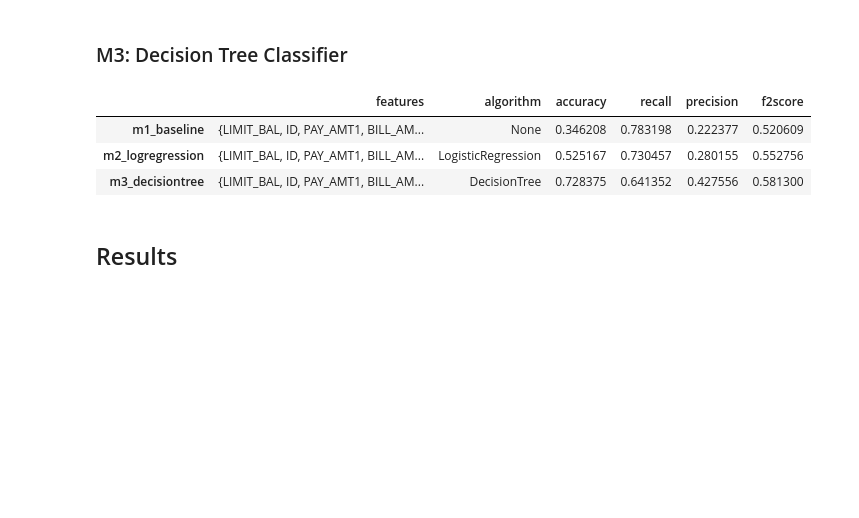
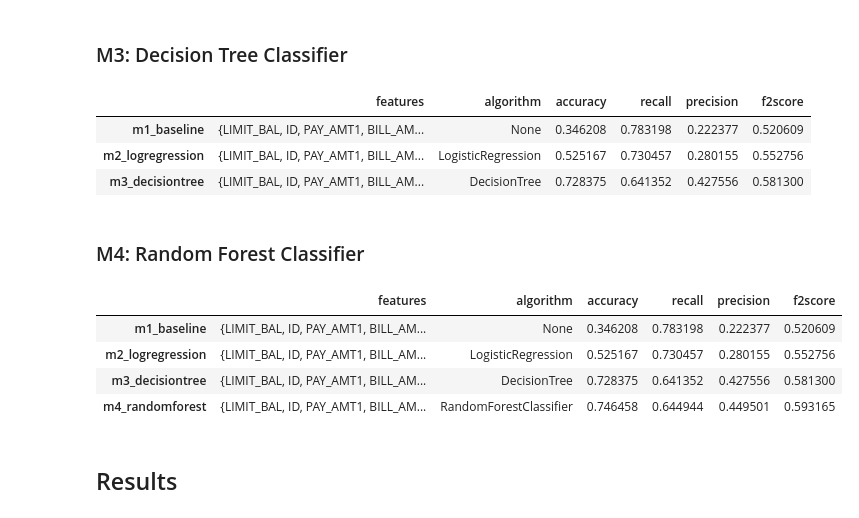
Before and after one commit to rknagao/uci_default_credit_card, a Jupyter notebook: model.ipynb, the cells around one changed output. Cells and saved outputs as stored; diff of their text form; code cells hidden in the pictures; blank space fills up the shorter version.

```diff
--- a/model.ipynb
+++ b/model.ipynb
@@ -186,6 +187,30 @@ df_metric
 | m1_baseline | {LIMIT_BAL, ID, PAY_AMT1, BILL_AM... | None | 0.346208 | 0.783198 | 0.222377 | 0.520609 |
 | m2_logregression | {LIMIT_BAL, ID, PAY_AMT1, BILL_AM... | LogisticRegression | 0.525167 | 0.730457 | 0.280155 | 0.552756 |
 | m3_decisiontree | {LIMIT_BAL, ID, PAY_AMT1, BILL_AM... | DecisionTree | 0.728375 | 0.641352 | 0.427556 | 0.581300 |
+# %% [markdown]
+### M4: Random Forest Classifier
+# %%
+# Single decision tree classifier.
+model = RandomForestClassifier(random_state=52)
+params_dim = {
+    'n_estimators': [100, 250, 500],
+    'criterion': ['gini', 'entropy', 'log_loss'],
+    'max_depth': [5, 15, 30],
+    'min_samples_split': [2, 50, 100, 200],
+    'min_samples_leaf': [1, 50, 100, 200]
+}
+
+score = pipeline_train_model(X_train, y_train, k=3, n_iter=10, model=model, params_dim=params_dim)
+
+# Saving results in df_metric.
+df_metric.loc['m4_randomforest'] = [set(X_test.columns.tolist()), 'RandomForestClassifier', score[0], score[1], score[2], score[3]]
+df_metric
+# %% [output]
+|  | features | algorithm | accuracy | recall | precision | f2score |
+| m1_baseline | {LIMIT_BAL, ID, PAY_AMT1, BILL_AM... | None | 0.346208 | 0.783198 | 0.222377 | 0.520609 |
+| m2_logregression | {LIMIT_BAL, ID, PAY_AMT1, BILL_AM... | LogisticRegression | 0.525167 | 0.730457 | 0.280155 | 0.552756 |
+| m3_decisiontree | {LIMIT_BAL, ID, PAY_AMT1, BILL_AM... | DecisionTree | 0.728375 | 0.641352 | 0.427556 | 0.581300 |
+| m4_randomforest | {LIMIT_BAL, ID, PAY_AMT1, BILL_AM... | RandomForestClassifier | 0.746458 | 0.644944 | 0.449501 | 0.593165 |
 # %% [markdown]
 ## Results
 # %%
```
Also changed, not shown: parts of 2 cells of this notebook, 7 other files.
